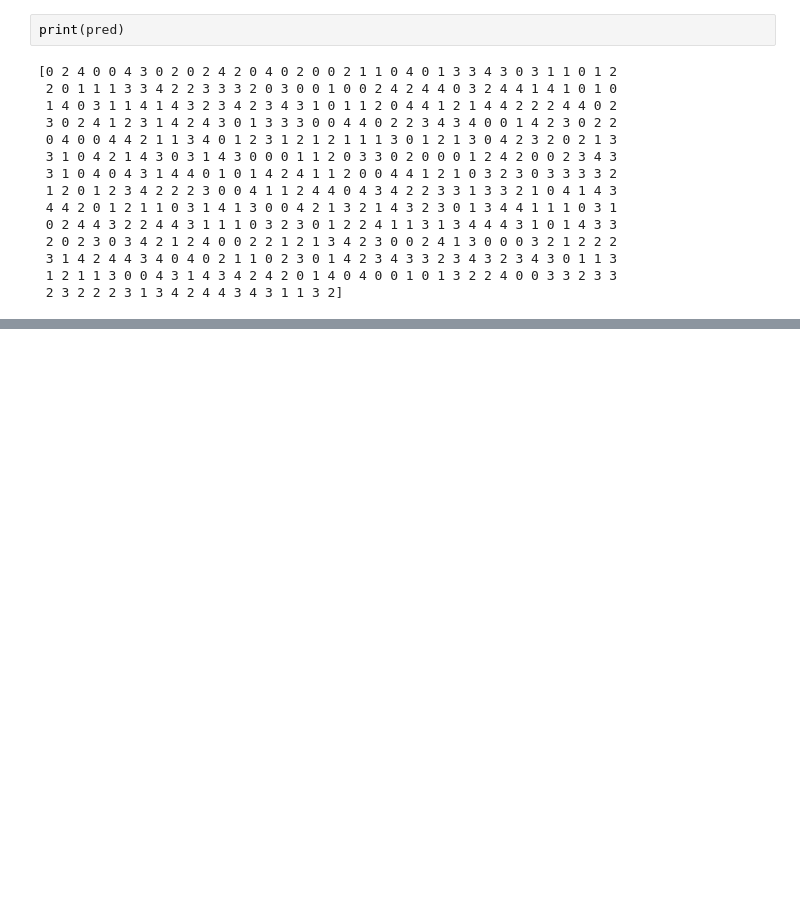
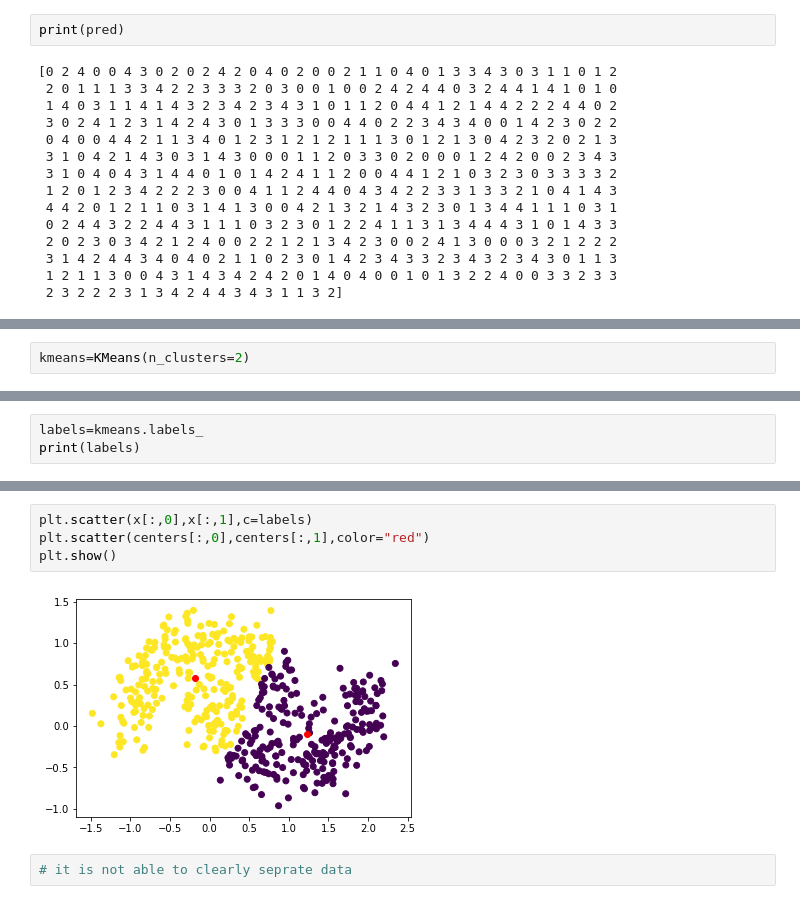
Before and after one commit to Mental-bicep/Python-ML-DL, a Jupyter notebook: Clustering/K-Means sklearn.ipynb, the cells around one changed output, grey strips where cells are left out. Saved outputs shown, nothing was run; the diff lists cells and outputs as text; blank space fills up the shorter version.

```diff
--- a/Clustering/K-Means sklearn.ipynb
+++ b/Clustering/K-Means sklearn.ipynb
@@ -48,0 +60,2 @@ print(pred)
+# %%
+kmeans=KMeans(n_clusters=2)
@@ -48,0 +74,3 @@ print(pred)
+# %%
+labels=kmeans.labels_
+print(labels)
@@ -48,0 +92,8 @@ print(pred)
+# %%
+plt.scatter(x[:,0],x[:,1],c=labels)
+plt.scatter(centers[:,0],centers[:,1],color="red")
+plt.show()
+# %% [output]
+[figure, added]
+# %%
+# it is not able to clearly seprate data
```
Also changed, not shown: parts of 7 cells of this notebook.
